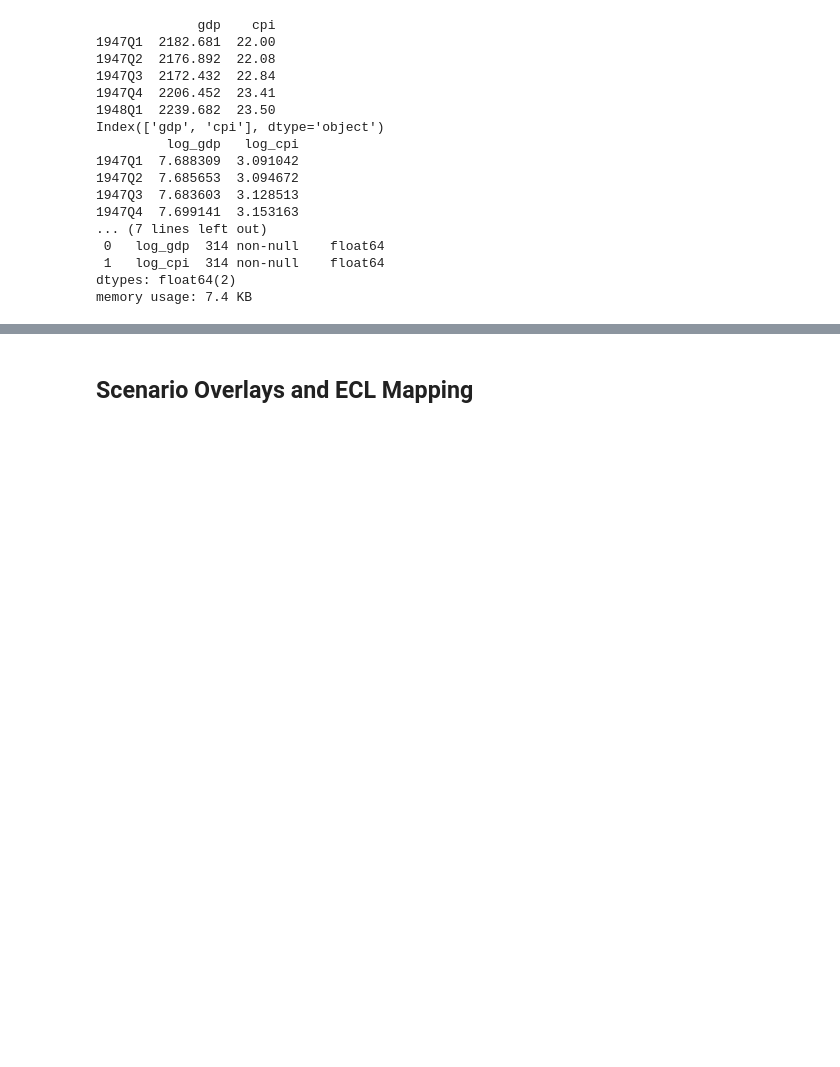
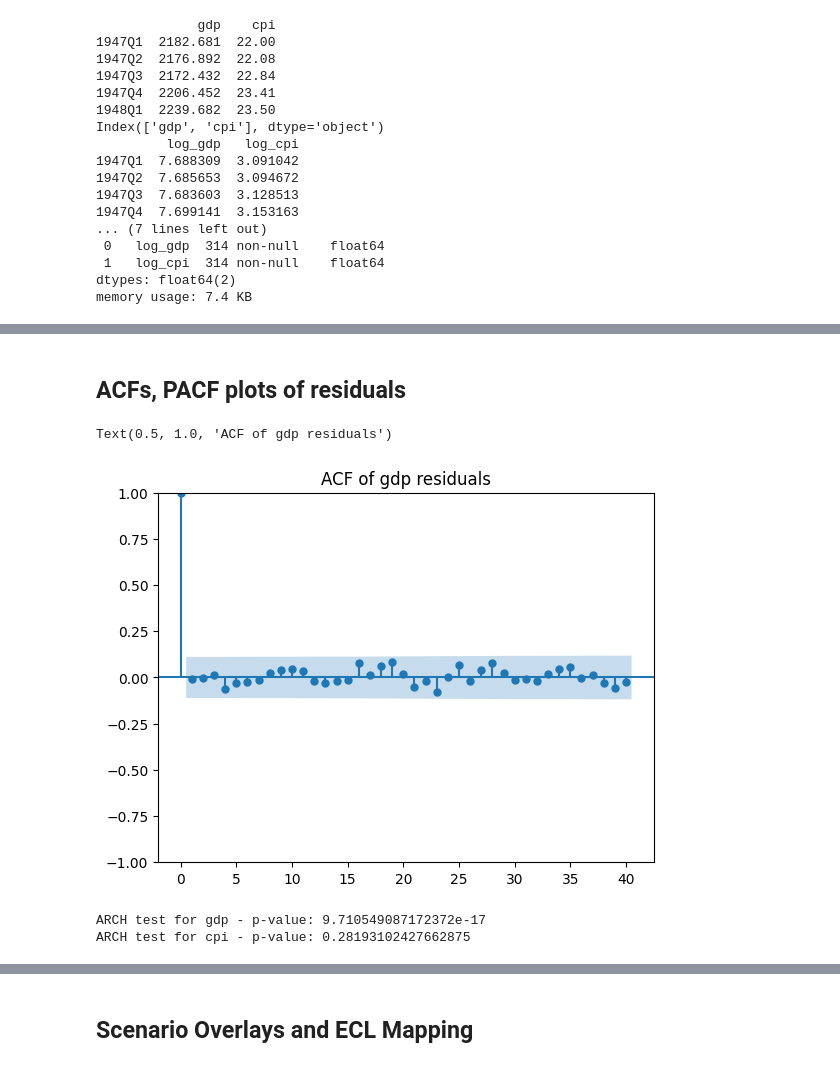
Before and after one commit to ruchimal3586/investment-analytics, a Jupyter notebook: macro-credit-sim/notebooks/macro-vecm-demo.ipynb, the cells around one changed output, grey strips where cells are left out. Drawn from its saved outputs; the diff is of its cells as text; code cells hidden in the pictures; blank space fills up the shorter version.

```diff
--- a/macro-credit-sim/notebooks/macro-vecm-demo.ipynb
+++ b/macro-credit-sim/notebooks/macro-vecm-demo.ipynb
@@ -199,0 +247,20 @@ None
+# %% [markdown]
+## ACFs, PACF plots of residuals
+# %%
+plot_acf(resid_arr[:,0], lags=40)
+plt.title("ACF of gdp residuals")
+# %% [output]
+Text(0.5, 1.0, 'ACF of gdp residuals')
+[figure, added]
+# %%
+#for gdp residuals
+
+arch_test_gdp = het_arch(resid_arr[:, 0], nlags=12)
+print("ARCH test for gdp - p-value:", arch_test_gdp[1])
+
+# For cpi residuals
+arch_test_cpi = het_arch(resid_arr[:, 1], nlags=12)
+print("ARCH test for cpi - p-value:", arch_test_cpi[1])
+# %% [output]
+ARCH test for gdp - p-value: 9.710549087172372e-17
+ARCH test for cpi - p-value: 0.28193102427662875
```
Also changed, not shown: parts of 28 cells of this notebook, 1 other file.
